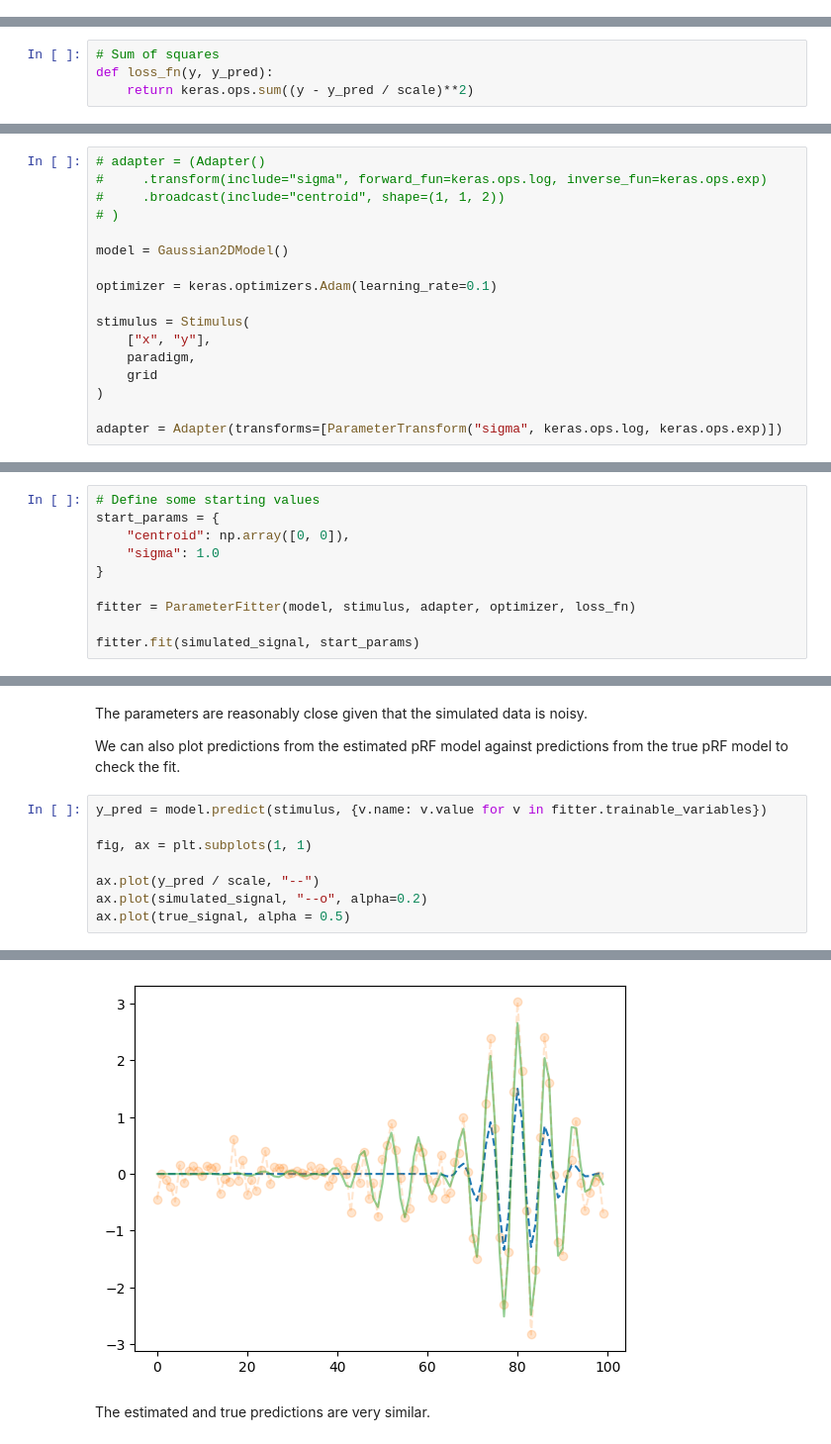
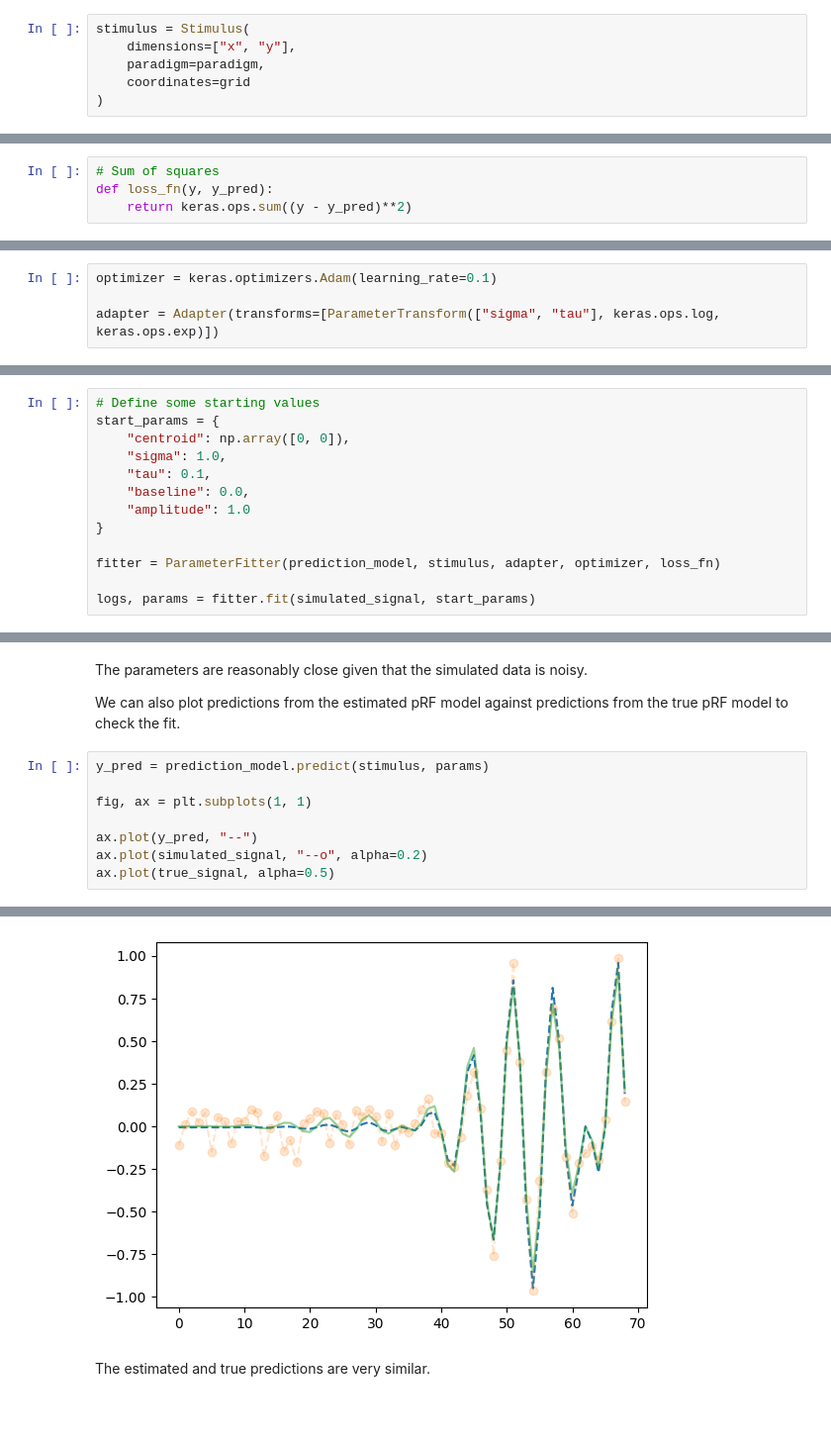
Before and after one commit to popylar-org/kerasprf, a Jupyter notebook: test_multi_backend.ipynb, the cells around one changed output, grey strips where cells are left out. Shown: that part at 99% size. Saved outputs shown, nothing was run; the diff lists cells and outputs as text; blank space fills up the shorter version.

```diff
--- a/test_multi_backend.ipynb
+++ b/test_multi_backend.ipynb
@@ -47,0 +50,6 @@ def prf_response_fun(x, centroid, sigma):
+# %%
+stimulus = Stimulus(
+    dimensions=["x", "y"],
+    paradigm=paradigm,
+    coordinates=grid
+)
@@ -70,5 +108,5 @@ We define a loss function to optimize the parameters our pRF model.
 # %%
 # Sum of squares
 def loss_fn(y, y_pred):
-    return keras.ops.sum((y - y_pred / scale)**2)
+    return keras.ops.sum((y - y_pred)**2)
 # %% [markdown]
@@ -76,29 +114,19 @@ We create the pRF model, an optimizer, and combine our paradigm and grid in a st
 # %%
-# adapter = (Adapter()
-#     .transform(include="sigma", forward_fun=keras.ops.log, inverse_fun=keras.ops.exp)
-#     .broadcast(include="centroid", shape=(1, 1, 2))
-# )
-
-model = Gaussian2DModel()
-
 optimizer = keras.optimizers.Adam(learning_rate=0.1)
 
-stimulus = Stimulus(
-    ["x", "y"],
-    paradigm,
-    grid
-)
-
-adapter = Adapter(transforms=[ParameterTransform("sigma", keras.ops.log, keras.ops.exp)])
+adapter = Adapter(transforms=[ParameterTransform(["sigma", "tau"], keras.ops.log, keras.ops.exp)])
 # %% [markdown]
 We create a fitter and fit the model to the simulated data.
 # %%
 # Define some starting values
 start_params = {
     "centroid": np.array([0, 0]),
-    "sigma": 1.0
+    "sigma": 1.0,
+    "tau": 0.1,
+    "baseline": 0.0,
+    "amplitude": 1.0
 }
 
-fitter = ParameterFitter(model, stimulus, adapter, optimizer, loss_fn)
+fitter = ParameterFitter(prediction_model, stimulus, adapter, optimizer, loss_fn)
 
-fitter.fit(simulated_signal, start_params)
+logs, params = fitter.fit(simulated_signal, start_params)
@@ -116,15 +151,15 @@ The parameters are reasonably close given that the simulated data is noisy.
 
 We can also plot predictions from the estimated pRF model against predictions from the true pRF model to check the fit.
 # %%
-y_pred = model.predict(stimulus, {v.name: v.value for v in fitter.trainable_variables})
+y_pred = prediction_model.predict(stimulus, params)
 
 fig, ax = plt.subplots(1, 1)
 
-ax.plot(y_pred / scale, "--")
+ax.plot(y_pred, "--")
 ax.plot(simulated_signal, "--o", alpha=0.2)
-ax.plot(true_signal, alpha = 0.5)
+ax.plot(true_signal, alpha=0.5)
 # %% [output]
 [<matplotlib.lines.Line2D at 0x...>]
-[figure, old version]
+[figure, new version]
 # %% [markdown]
 The estimated and true predictions are very similar.
```
Also changed, not shown: parts of 11 cells of this notebook, 6 other files.
